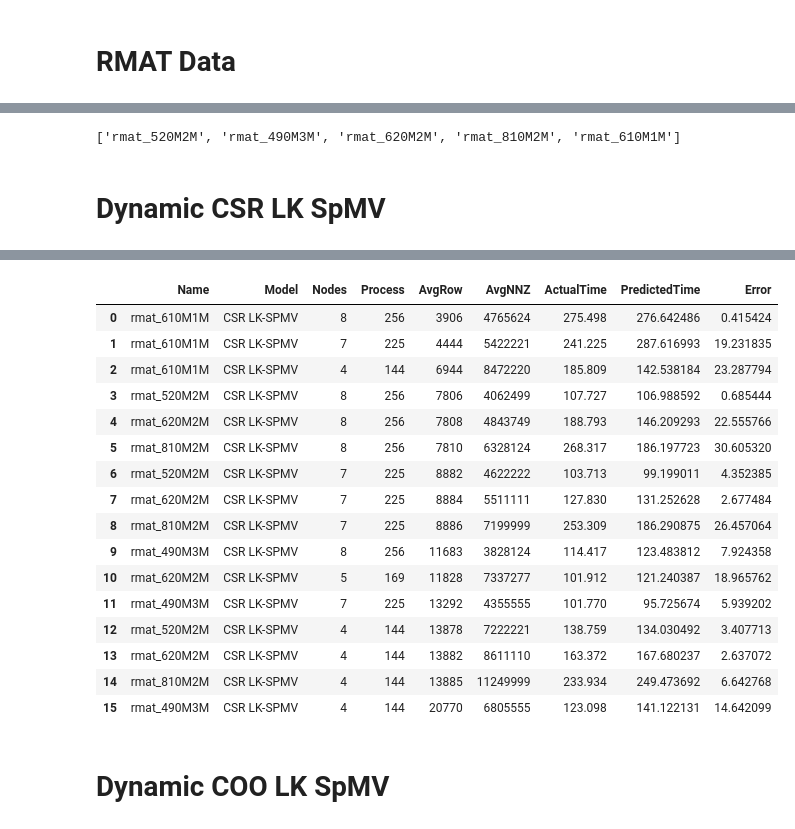
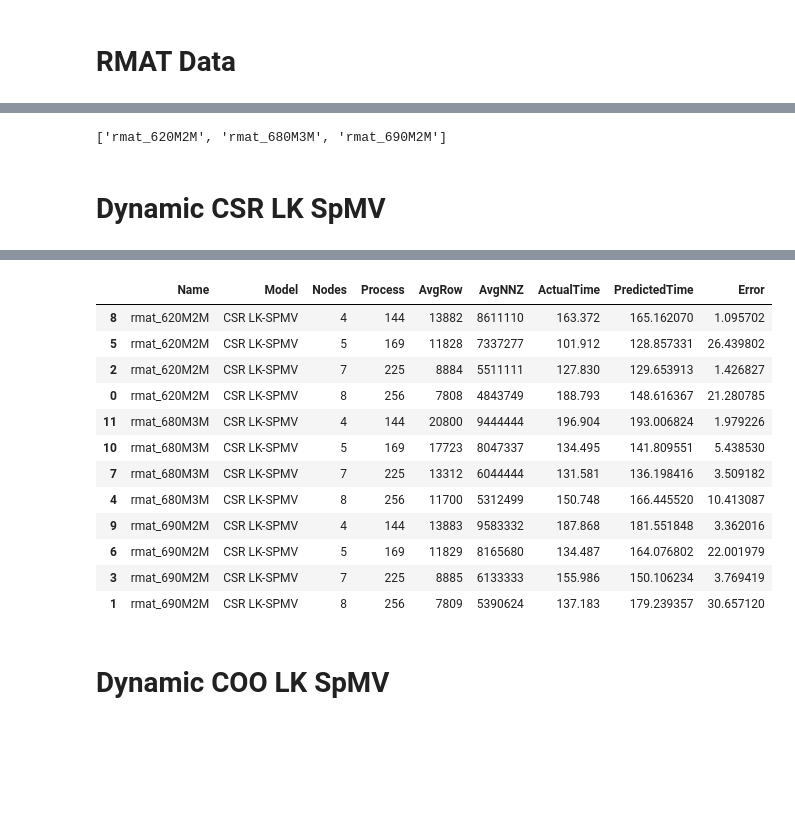
Before and after one commit to marufdsi/ConferencePapers, a Jupyter notebook: ICPP2021/SpMV Plots for R-Mat Matrices.ipynb, the cells around one changed output, grey strips where cells are left out. Drawn from its saved outputs; the diff is of its cells as text; code cells hidden in the pictures; blank space fills up the shorter version.

```diff
--- a/ICPP2021/SpMV Plots for R-Mat Matrices.ipynb
+++ b/ICPP2021/SpMV Plots for R-Mat Matrices.ipynb
@@ -41,13 +41,17 @@ test_matrices = [
 ]
 
 rmat_test_matrices = [
-    "rmat_490M3M"
-    , "rmat_520M2M"
-    , "rmat_610M1M"
-    , "rmat_620M2M"
-    , "rmat_810M2M"
+#     "rmat_490M3M"
+#     , "rmat_520M2M"
+#     , "rmat_610M1M"
+#     , "rmat_620M2M"
+#     , "rmat_810M2M"
 #     , "rmat_200M3M"
 #     , "rmat_400M4M"
 #     , "rmat_700M3M"
 #     , "rmat_700M4M"
+#      "rmat_590M2M",
+    "rmat_620M2M", "rmat_680M3M", "rmat_690M2M"
+#     , "rmat_780M2M "
+
 ]
@@ -370,7 +381,7 @@ def spmv_svr_model_2(data, testMat, process, model_name="CSR LK-SPMV"):
     csr_local_kway_pred["Error"] = err
     return csr_local_kway_pred
 # %%
-def dynamic_lk_1d_model(data, attributes, df_column, model_name, target = "AvgTime"):
+def dynamic_svr_model(data, attributes, df_column, model_name, target = "AvgTime"):
     _df_pred = pd.DataFrame()
     mat = []
     node = []
@@ -458,7 +469,7 @@ def dynamic_lk_1d_model(data, attributes, df_column, model_name, target = "AvgTi
     print("max error: ", _df_pred["Error"].max(), " avg error: ", _df_pred["Error"].mean())
     return _df_pred
 
-def dynamic_lk_1d_model_with_best_param(data, attributes, df_column, model_name, best_param, target = "AvgTime"):
+def dynamic_svr_model_with_best_param(data, attributes, df_column, model_name, best_param, target = "AvgTime"):
     _df_pred = pd.DataFrame()
     mat = []
     node = []
@@ -501,7 +512,7 @@ def dynamic_lk_1d_model_with_best_param(data, attributes, df_column, model_name,
     y_pred = svr.predict(_test_X)
 
     for i,row in _test_data.iterrows():
-        print(row["Name"], " & ", r[df_column[1]], " & ", r[df_column[2]], " & ", '{0:.3f}'.format(test_y[i]/min_time_factor),"&",'{0:.3f}'.format(y_pred[i]/min_time_factor), "&",
+        print(row["Name"], " & ", row[df_column[1]], " & ", row[df_column[2]], " & ", '{0:.3f}'.format(test_y[i]/min_time_factor),"&",'{0:.3f}'.format(y_pred[i]/min_time_factor), "&",
               '{0:.1f}'.format(abs(test_y[i]-y_pred[i])*100/test_y[i])+"\\%", "\\\ \hline")
 
         mat.append(row[df_column[0]])
@@ -632,7 +639,7 @@ rmat_810M2M  &  810M  &  2M  &  268.317  &  1568.76  &  269.539  &  269.265  &
 # %%
 rmat_test_matrices
 # %% [output]
-['rmat_520M2M', 'rmat_490M3M', 'rmat_620M2M', 'rmat_810M2M', 'rmat_610M1M']
+['rmat_620M2M', 'rmat_680M3M', 'rmat_690M2M']
 # %% [markdown]
 # Dynamic CSR LK SpMV
 # %%
@@ -640,9 +647,9 @@ rmat_local_csr_kway = rmat_local_csr_kway.groupby(["Name", "Nodes", "nProcess",
 rmat_local_csr_kway = rmat_local_csr_kway.sort_values(by=["AvgRows", "AvgNPR"]).reset_index(drop=True)
 lk_attributes = ["Nodes", "nProcess", "AvgRows", "AvgNNZ", "AvgNPR", "AvgLocalNNZ", "AvgGlobalNNZ", "AvgInterProcessCall", "AvgDataSend", "AvgNPRSD", "Density"]
 lk_df_column = ["Name", "Nodes", "nProcess", "AvgRows", "AvgNNZ"]
-lk_csr_best_param = {'C': 10000000.0, 'epsilon': 0.1}
-# rmat_csr_dyn_lk_spmv_pred = dynamic_lk_1d_model(rmat_local_csr_kway, lk_attributes, lk_df_column, "CSR LK-SPMV", "AvgTime")
-rmat_csr_dyn_lk_spmv_pred = dynamic_lk_1d_model_with_best_param(rmat_local_csr_kway, lk_attributes, lk_df_column, "CSR LK-SPMV", lk_csr_best_param, "AvgTime")
+lk_csr_best_param = {'C': 10000000.0, 'epsilon': 0.001}
+# rmat_csr_dyn_lk_spmv_pred = dynamic_svr_model(rmat_local_csr_kway, lk_attributes, lk_df_column, "CSR LK-SPMV", "AvgTime")
+rmat_csr_dyn_lk_spmv_pred = dynamic_svr_model_with_best_param(rmat_local_csr_kway, lk_attributes, lk_df_column, "CSR LK-SPMV", lk_csr_best_param, "AvgTime")
 
-rmat_csr_dyn_lk_spmv_pred
+rmat_csr_dyn_lk_spmv_pred.sort_values(by=["Name", "Nodes"])
 # %% [output]
@@ -667,20 +670,16 @@ max error:  30.60532006918037  avg error:  11.901718047289789
 |  | Name | Model | Nodes | Process | AvgRow | AvgNNZ | ActualTime | PredictedTime | Error |
-| 0 | rmat_610M1M | CSR LK-SPMV | 8 | 256 | 3906 | 4765624 | 275.498 | 276.642486 | 0.415424 |
-| 1 | rmat_610M1M | CSR LK-SPMV | 7 | 225 | 4444 | 5422221 | 241.225 | 287.616993 | 19.231835 |
-| 2 | rmat_610M1M | CSR LK-SPMV | 4 | 144 | 6944 | 8472220 | 185.809 | 142.538184 | 23.287794 |
-| 3 | rmat_520M2M | CSR LK-SPMV | 8 | 256 | 7806 | 4062499 | 107.727 | 106.988592 | 0.685444 |
-| 4 | rmat_620M2M | CSR LK-SPMV | 8 | 256 | 7808 | 4843749 | 188.793 | 146.209293 | 22.555766 |
-| 5 | rmat_810M2M | CSR LK-SPMV | 8 | 256 | 7810 | 6328124 | 268.317 | 186.197723 | 30.605320 |
-| 6 | rmat_520M2M | CSR LK-SPMV | 7 | 225 | 8882 | 4622222 | 103.713 | 99.199011 | 4.352385 |
-| 7 | rmat_620M2M | CSR LK-SPMV | 7 | 225 | 8884 | 5511111 | 127.830 | 131.252628 | 2.677484 |
-| 8 | rmat_810M2M | CSR LK-SPMV | 7 | 225 | 8886 | 7199999 | 253.309 | 186.290875 | 26.457064 |
-| 9 | rmat_490M3M | CSR LK-SPMV | 8 | 256 | 11683 | 3828124 | 114.417 | 123.483812 | 7.924358 |
-| 10 | rmat_620M2M | CSR LK-SPMV | 5 | 169 | 11828 | 7337277 | 101.912 | 121.240387 | 18.965762 |
-| 11 | rmat_490M3M | CSR LK-SPMV | 7 | 225 | 13292 | 4355555 | 101.770 | 95.725674 | 5.939202 |
-| 12 | rmat_520M2M | CSR LK-SPMV | 4 | 144 | 13878 | 7222221 | 138.759 | 134.030492 | 3.407713 |
-| 13 | rmat_620M2M | CSR LK-SPMV | 4 | 144 | 13882 | 8611110 | 163.372 | 167.680237 | 2.637072 |
-| 14 | rmat_810M2M | CSR LK-SPMV | 4 | 144 | 13885 | 11249999 | 233.934 | 249.473692 | 6.642768 |
-| 15 | rmat_490M3M | CSR LK-SPMV | 4 | 144 | 20770 | 6805555 | 123.098 | 141.122131 | 14.642099 |
+| 8 | rmat_620M2M | CSR LK-SPMV | 4 | 144 | 13882 | 8611110 | 163.372 | 165.162070 | 1.095702 |
+| 5 | rmat_620M2M | CSR LK-SPMV | 5 | 169 | 11828 | 7337277 | 101.912 | 128.857331 | 26.439802 |
+| 2 | rmat_620M2M | CSR LK-SPMV | 7 | 225 | 8884 | 5511111 | 127.830 | 129.653913 | 1.426827 |
+| 0 | rmat_620M2M | CSR LK-SPMV | 8 | 256 | 7808 | 4843749 | 188.793 | 148.616367 | 21.280785 |
+| 11 | rmat_680M3M | CSR LK-SPMV | 4 | 144 | 20800 | 9444444 | 196.904 | 193.006824 | 1.979226 |
+| 10 | rmat_680M3M | CSR LK-SPMV | 5 | 169 | 17723 | 8047337 | 134.495 | 141.809551 | 5.438530 |
+| 7 | rmat_680M3M | CSR LK-SPMV | 7 | 225 | 13312 | 6044444 | 131.581 | 136.198416 | 3.509182 |
+| 4 | rmat_680M3M | CSR LK-SPMV | 8 | 256 | 11700 | 5312499 | 150.748 | 166.445520 | 10.413087 |
+| 9 | rmat_690M2M | CSR LK-SPMV | 4 | 144 | 13883 | 9583332 | 187.868 | 181.551848 | 3.362016 |
+| 6 | rmat_690M2M | CSR LK-SPMV | 5 | 169 | 11829 | 8165680 | 134.487 | 164.076802 | 22.001979 |
+| 3 | rmat_690M2M | CSR LK-SPMV | 7 | 225 | 8885 | 6133333 | 155.986 | 150.106234 | 3.769419 |
+| 1 | rmat_690M2M | CSR LK-SPMV | 8 | 256 | 7809 | 5390624 | 137.183 | 179.239357 | 30.657120 |
 # %% [markdown]
 # Dynamic COO LK SpMV
 # %%
```
Also changed, not shown: parts of 11 cells of this notebook, 17 other files.
